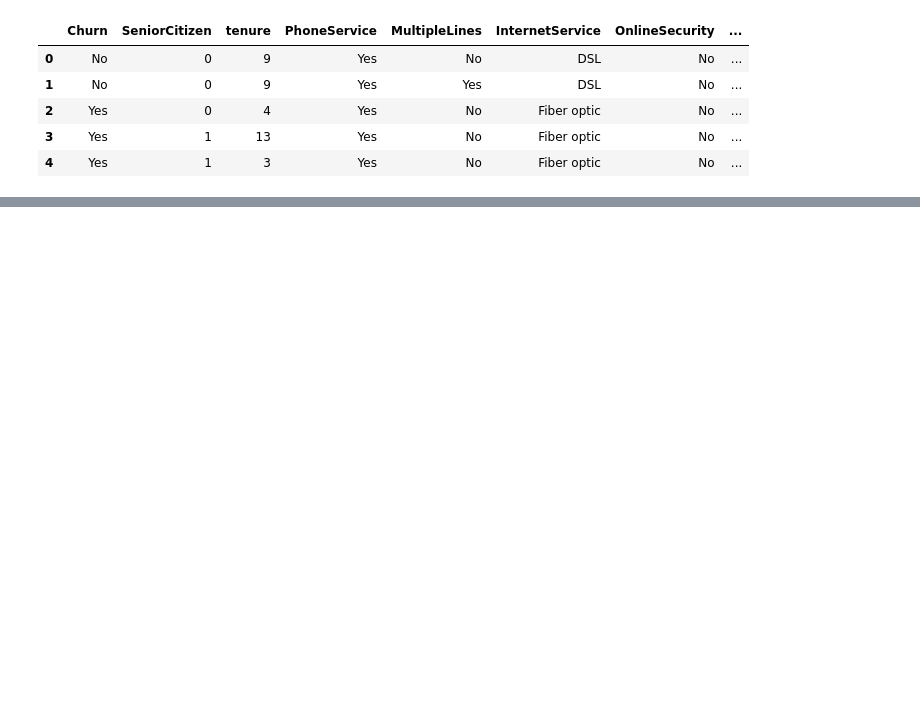
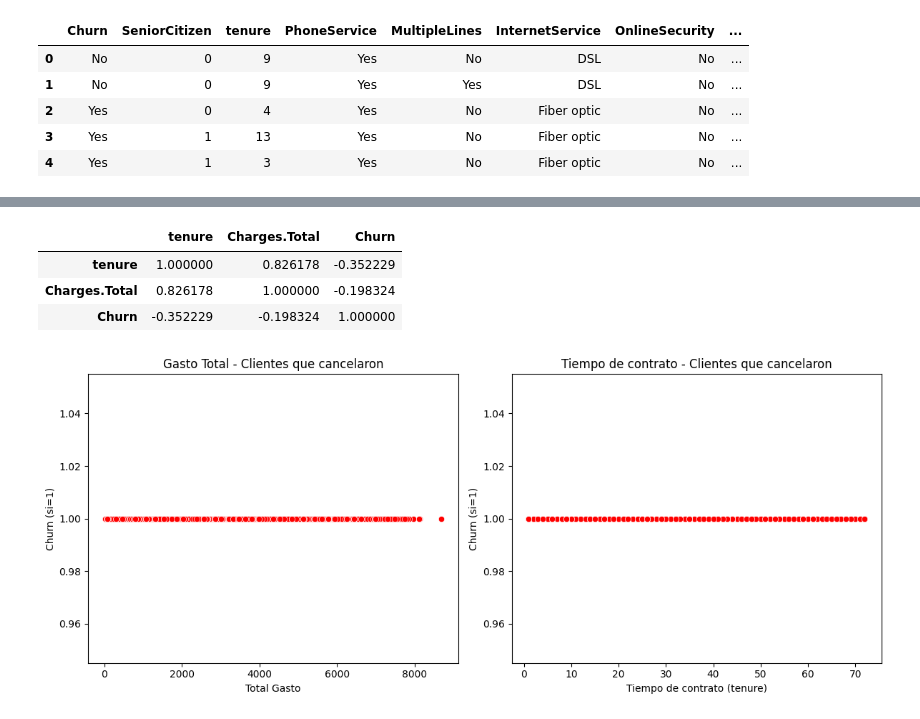
Before and after one commit to jpbasco/challengeTelecomX_Parte2, a Jupyter notebook: challengeTelecomX_Parte2.ipynb, the cells around one changed output, grey strips where cells are left out. Drawn from its saved outputs; the diff is of its cells as text; code cells hidden in the pictures; blank space fills up the shorter version.

```diff
--- a/challengeTelecomX_Parte2.ipynb
+++ b/challengeTelecomX_Parte2.ipynb
@@ -30,0 +116,5 @@ datos.head()
+# %%
+datos = datos[datos["Churn"] != "Sin informacion"]
+# %%
+datos = datos.dropna(subset=["Churn"])
+datos["Churn"] = datos["Churn"].map({"Yes": 1, "No": 0}).astype(int)
@@ -30,0 +131,7 @@ datos.head()
+# %%
+datos[["tenure", "Charges.Total", "Churn"]].corr()
+# %% [output]
+|  | tenure | Charges.Total | Churn |
+| tenure | 1.000000 | 0.826178 | -0.352229 |
+| Charges.Total | 0.826178 | 1.000000 | -0.198324 |
+| Churn | -0.352229 | -0.198324 | 1.000000 |
@@ -30,0 +141,21 @@ datos.head()
+# %%
+datos_churn = datos[datos["Churn"] == 1]
+
+plt.figure(figsize=(12, 5))
+
+plt.subplot(1, 2, 1)
+sns.scatterplot(x="Charges.Total", y="Churn", data=datos_churn, color="red")
+plt.title("Gasto Total - Clientes que cancelaron")
+plt.xlabel("Total Gasto")
+plt.ylabel("Churn (si=1)")
+
+plt.subplot(1, 2, 2)
+sns.scatterplot(x="tenure", y="Churn", data=datos_churn, color="red")
+plt.title("Tiempo de contrato - Clientes que cancelaron")
+plt.xlabel("Tiempo de contrato (tenure)")
+plt.ylabel("Churn (si=1)")
+
+plt.tight_layout()
+plt.show()
+# %% [output]
+[figure, added]
```
Also changed, not shown: parts of 16 cells of this notebook.
